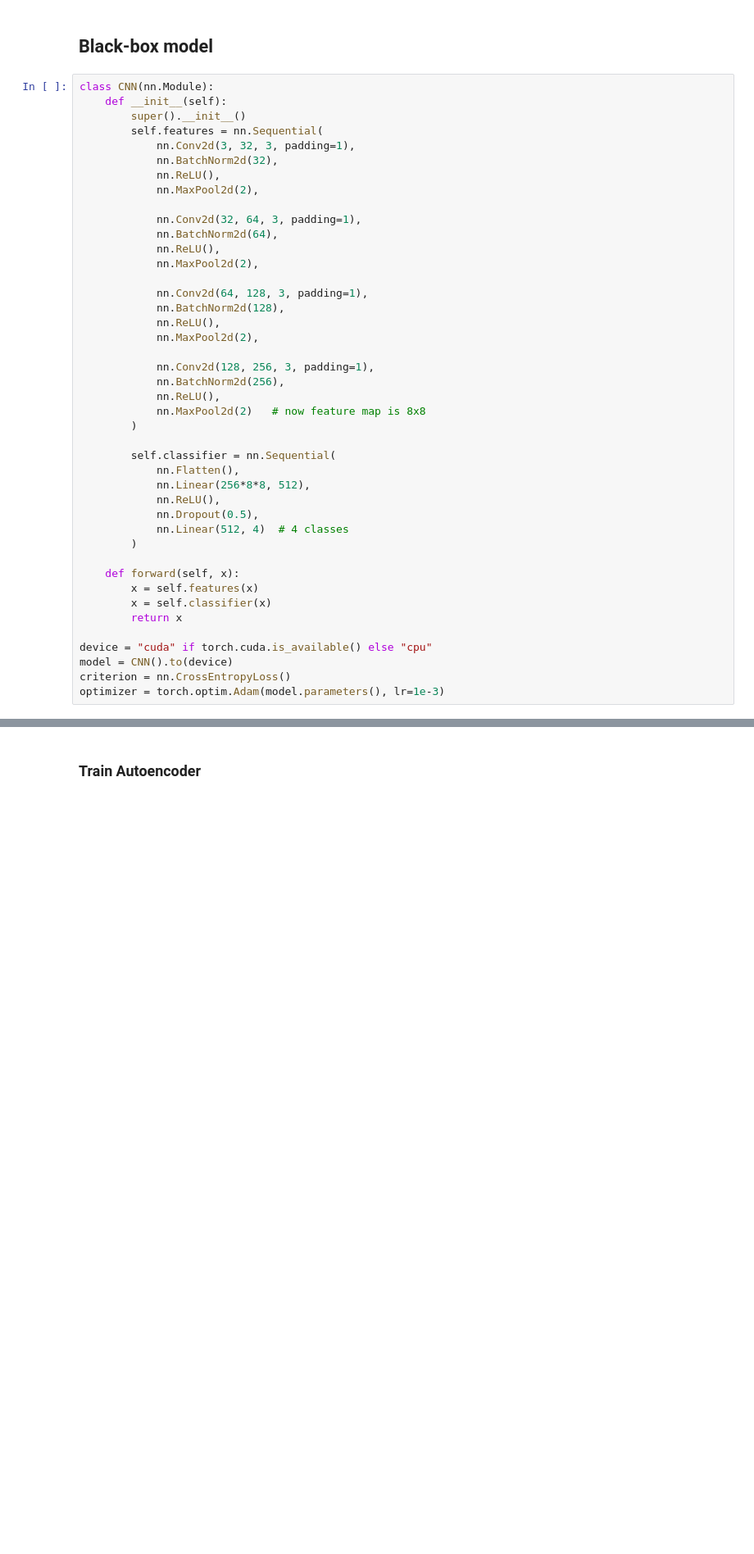
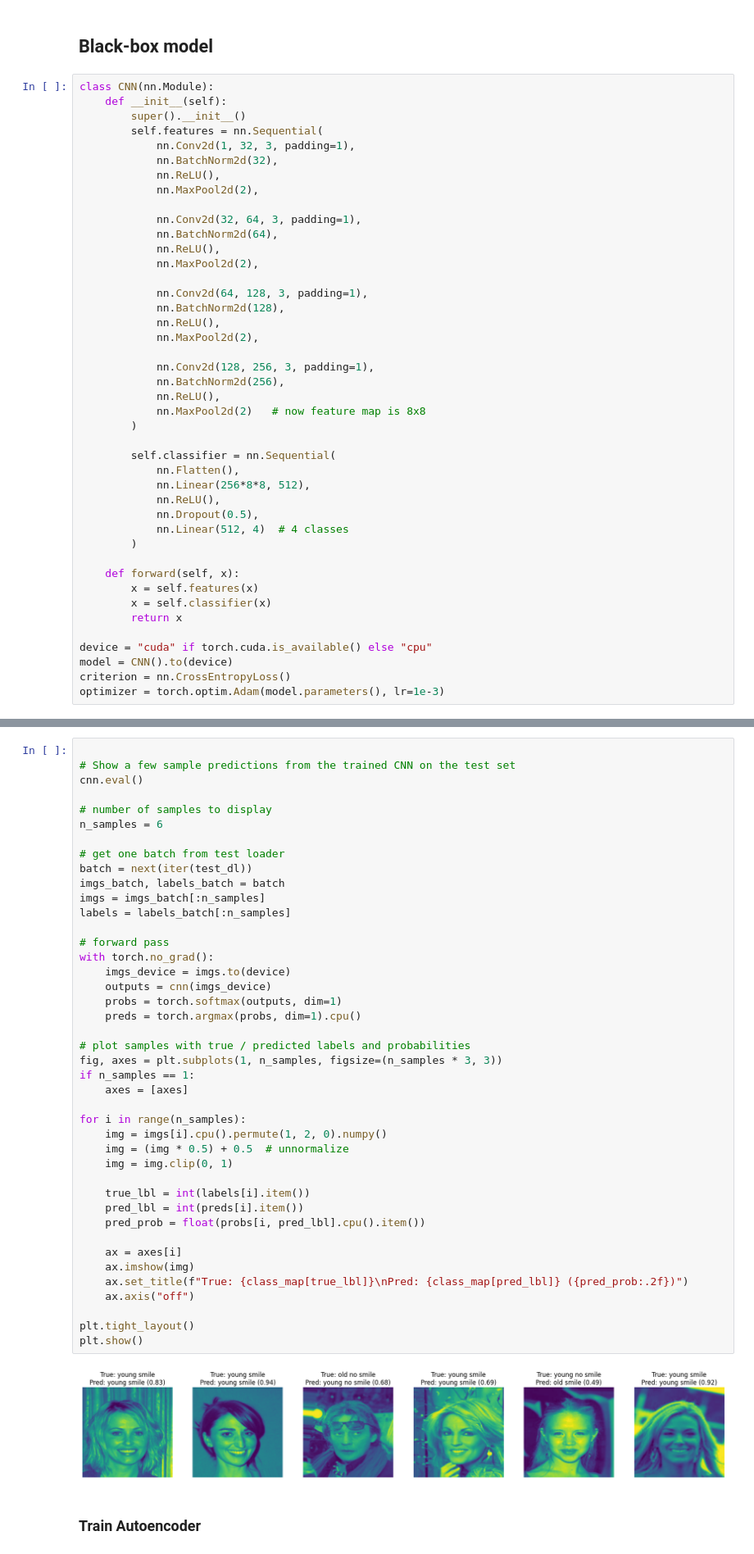
Before and after one commit to MBernart/counterfactuals, a Jupyter notebook: experiments/celebA.ipynb, the cells around one changed output, grey strips where cells are left out. Shown at 82% size. Cells and saved outputs as stored; diff of their text form; blank space fills up the shorter version.

```diff
--- a/experiments/celebA.ipynb
+++ b/experiments/celebA.ipynb
@@ -82,7 +94,7 @@ class CNN(nn.Module):
     def __init__(self):
         super().__init__()
         self.features = nn.Sequential(
-            nn.Conv2d(3, 32, 3, padding=1),
+            nn.Conv2d(1, 32, 3, padding=1),
             nn.BatchNorm2d(32),
             nn.ReLU(),
             nn.MaxPool2d(2),
@@ -153,6 +165,50 @@ else:
 
     torch.save(cnn.state_dict(), cnn_model_path)
     print(f"Model saved to {cnn_model_path}")
+# %%
+
+# Show a few sample predictions from the trained CNN on the test set
+cnn.eval()
+
+# number of samples to display
+n_samples = 6
+
+# get one batch from test loader
+batch = next(iter(test_dl))
+imgs_batch, labels_batch = batch
+imgs = imgs_batch[:n_samples]
+labels = labels_batch[:n_samples]
+
+# forward pass
+with torch.no_grad():
+    imgs_device = imgs.to(device)
+    outputs = cnn(imgs_device)
+    probs = torch.softmax(outputs, dim=1)
+    preds = torch.argmax(probs, dim=1).cpu()
+
+# plot samples with true / predicted labels and probabilities
+fig, axes = plt.subplots(1, n_samples, figsize=(n_samples * 3, 3))
+if n_samples == 1:
+    axes = [axes]
+
+for i in range(n_samples):
+    img = imgs[i].cpu().permute(1, 2, 0).numpy()
+    img = (img * 0.5) + 0.5  # unnormalize
+    img = img.clip(0, 1)
+
+    true_lbl = int(labels[i].item())
+    pred_lbl = int(preds[i].item())
+    pred_prob = float(probs[i, pred_lbl].cpu().item())
+
+    ax = axes[i]
+    ax.imshow(img)
+    ax.set_title(f"True: {class_map[true_lbl]}\nPred: {class_map[pred_lbl]} ({pred_prob:.2f})")
+    ax.axis("off")
+
+plt.tight_layout()
+plt.show()
+# %% [output]
+[figure, added]
 # %% [markdown]
 ### Train Autoencoder
 # %%
```
Also changed, not shown: parts of 18 cells of this notebook, 4 other files.
